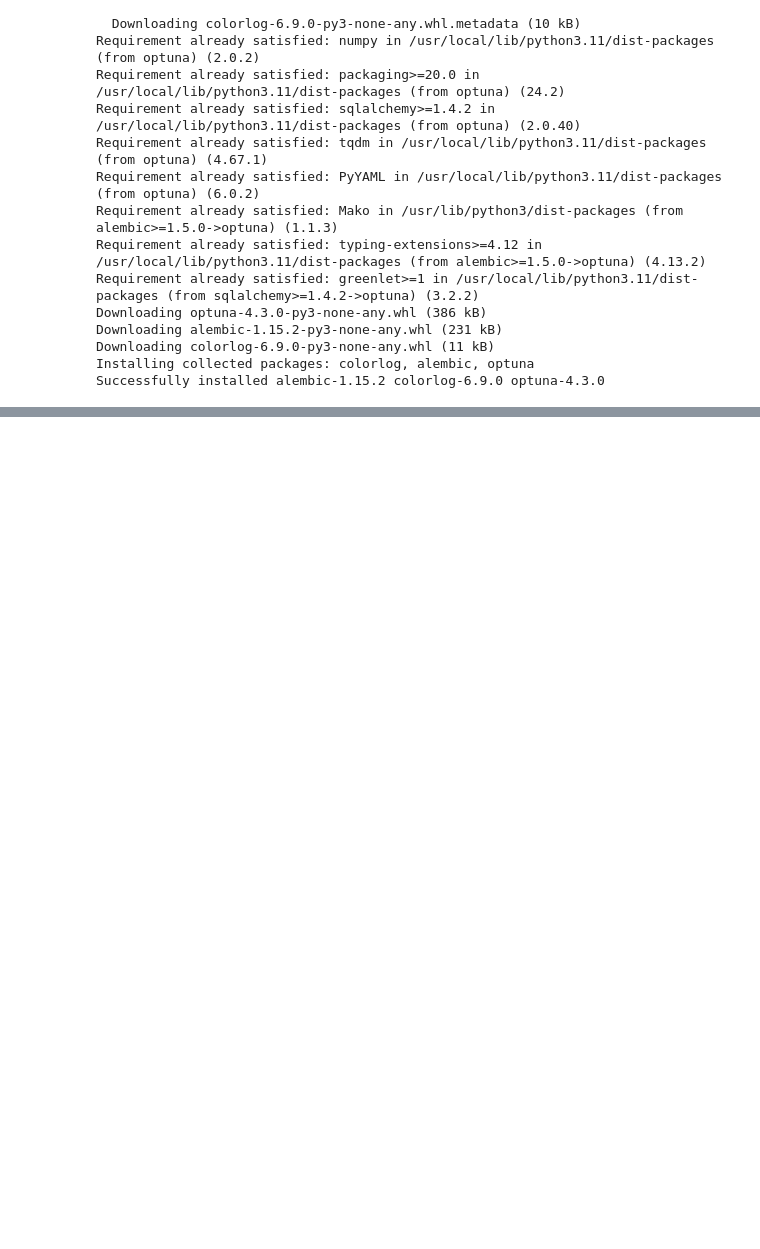
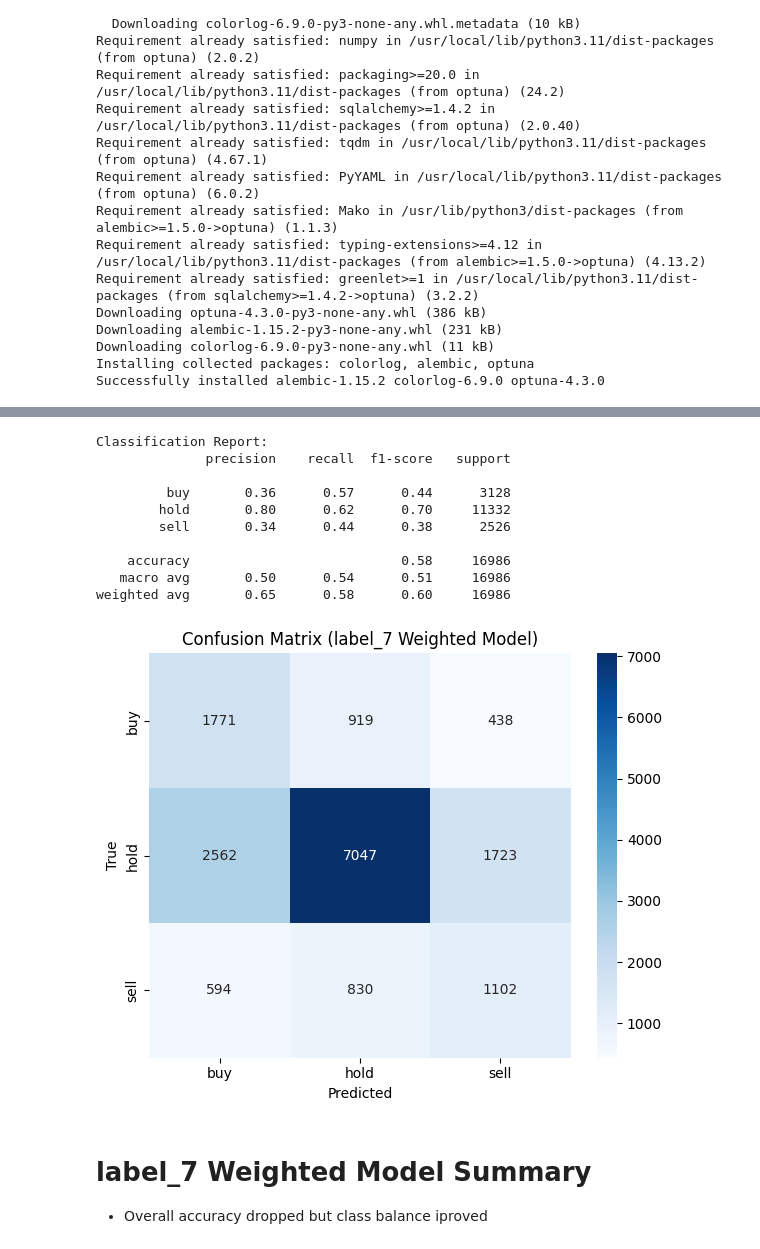
Before and after one commit to anjun745/175-project, a Jupyter notebook: cs175_XGBoost.ipynb, the cells around one changed output, grey strips where cells are left out. Drawn from its saved outputs; the diff is of its cells as text; code cells hidden in the pictures; blank space fills up the shorter version.

```diff
--- a/cs175_XGBoost.ipynb
+++ b/cs175_XGBoost.ipynb
@@ -512,0 +646,51 @@ print(study.best_params, study.best_value)
+# %%
+from xgboost import XGBClassifier
+from sklearn.metrics import classification_report, confusion_matrix
+import matplotlib.pyplot as plt
+import seaborn as sns
+
+# Train weighted XGBoost model
+weighted_model = XGBClassifier(
+    objective='multi:softmax',
+    num_class=3,
+    eval_metric='mlogloss',
+    max_depth=5,
+    n_estimators=100,
+    learning_rate=0.1,
+    subsample=0.8,
+    random_state=42
+)
+
+# Fit with sample weights
+weighted_model.fit(X_train, y_train, sample_weight=sample_weights)
+
+# Predict and evaluate
+y_pred = weighted_model.predict(X_val)
+print("Classification Report:")
+print(classification_report(y_val, y_pred, target_names=le.classes_))
+
+# Plot confusion matrix
+cm = confusion_matrix(y_val, y_pred)
+plt.figure(figsize=(6, 5))
+sns.heatmap(cm, annot=True, fmt='d', cmap='Blues',
+            xticklabels=le.classes_, yticklabels=le.classes_)
+plt.title("Confusion Matrix (label_7 Weighted Model)")
+plt.xlabel("Predicted")
+plt.ylabel("True")
+plt.tight_layout()
+plt.show()
+# %% [output]
+Classification Report:
+              precision    recall  f1-score   support
+
+         buy       0.36      0.57      0.44      3128
+        hold       0.80      0.62      0.70     11332
+        sell       0.34      0.44      0.38      2526
+
+    accuracy                           0.58     16986
+   macro avg       0.50      0.54      0.51     16986
+weighted avg       0.65      0.58      0.60     16986
+[figure, added]
+# %% [markdown]
+# label_7 Weighted Model Summary
+- Overall accuracy dropped but class balance iproved
```
Also changed, not shown: parts of 15 cells of this notebook.
